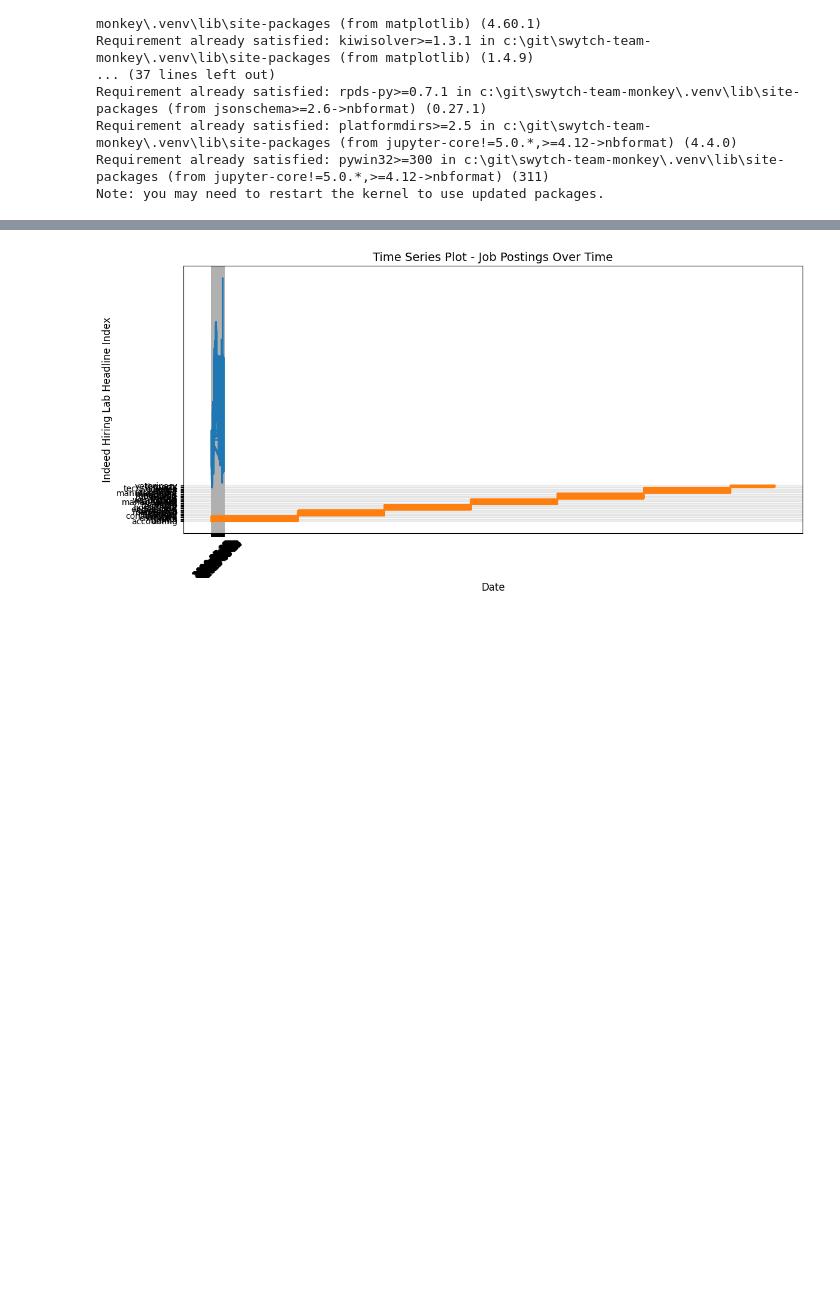
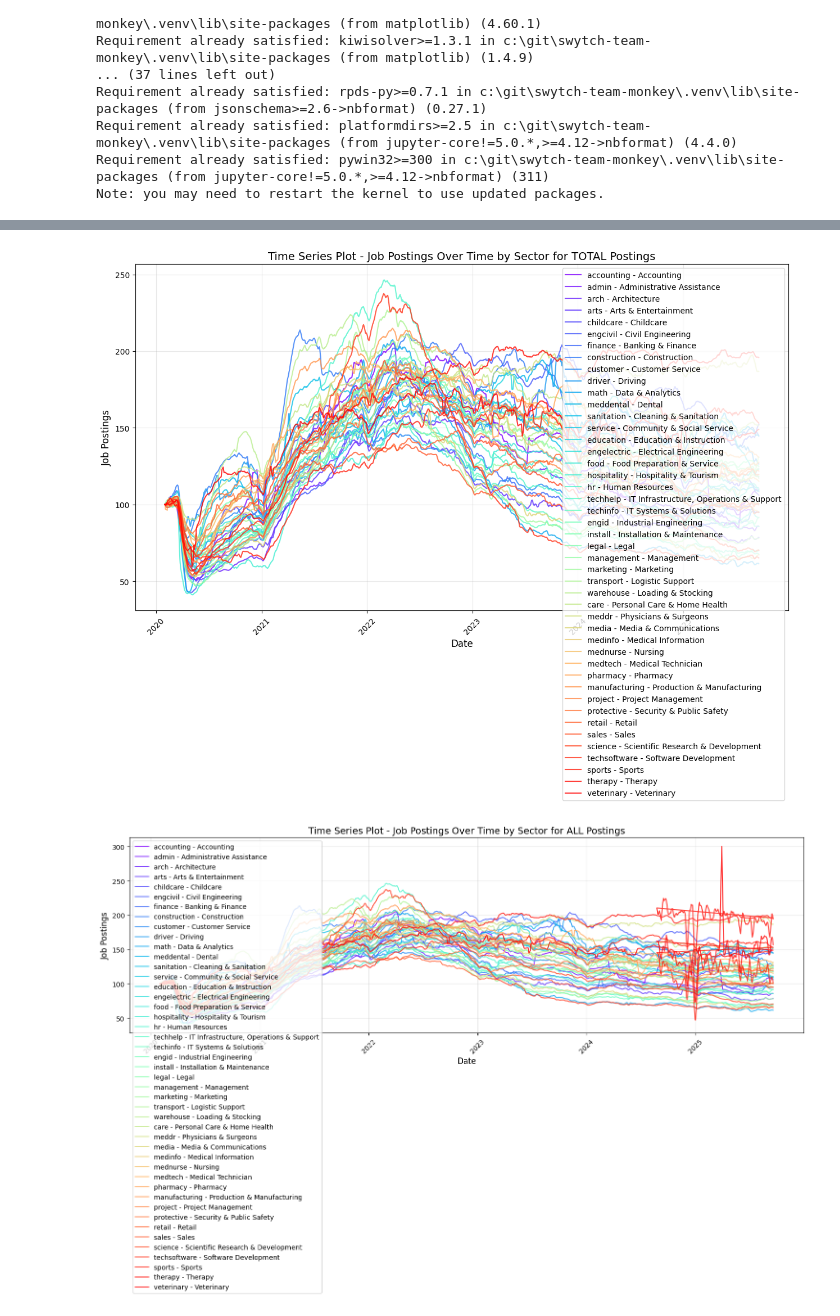
Before and after one commit to Sameer-Sethuram/SwYtch-Team-Monkey, a Jupyter notebook: Data_Exploration_Scripts/INDEED/Sectors/EDA_INDEED_Sectors.ipynb, the cells around one changed output, grey strips where cells are left out. Cells and saved outputs as stored; diff of their text form; code cells hidden in the pictures; blank space fills up the shorter version.

```diff
--- a/Data_Exploration_Scripts/INDEED/Sectors/EDA_INDEED_Sectors.ipynb
+++ b/Data_Exploration_Scripts/INDEED/Sectors/EDA_INDEED_Sectors.ipynb
@@ -125,22 +197,70 @@ df_cleaned
 # %%
 # Now let's create a simple time-series plot
-# Assuming we have date and value columns (common in time series data)
+# First, we need to convert the dateString column to a datetime object using pd.to_datetime
+#-----------------------------------------------
+df_cleaned_TOTAL['dateString'] = pd.to_datetime(df_cleaned_TOTAL['dateString'])
 
 # Set up the plot
-plt.figure(figsize=(12, 6))
+plt.figure(figsize=(15, 8))
 
-# Create a basic line plot
-numeric_col = df_cleaned['value']
-sector_col = df_cleaned['sectorCode']
-date_col = df_cleaned['dateString']
+sectors = df_cleaned_TOTAL['sectorName'].unique()
+colors = plt.cm.rainbow(np.linspace(0, 1, len(sectors)))
 
-plt.plot(date_col, numeric_col, sector_col, linewidth=2)
-plt.title('Time Series Plot - Job Postings Over Time', fontsize=14)
+for i, sector in enumerate(sectors):
+    sector_data = df_cleaned_TOTAL[df_cleaned_TOTAL['sectorName'] == sector]
+    plt.plot(sector_data['dateString'], sector_data['value'], label=sector, color=colors[i], linewidth=1.5, alpha=0.8)
+
+plt.title('Time Series Plot - Job Postings Over Time by Sector for TOTAL Postings', fontsize=14)
 plt.xlabel('Date', fontsize=12)
-plt.ylabel("Indeed Hiring Lab Headline Index", fontsize=12)
+plt.ylabel('Job Postings', fontsize=12)
 plt.xticks(rotation=45)
 plt.grid(True, alpha=0.3)
+plt.legend(loc='best', fontsize=10)
+
+#-------------------------------------------------------------------------
+
+
+df_cleaned['dateString'] = pd.to_datetime(df_cleaned['dateString'])
+
+# Set up the plot
+plt.figure(figsize=(15, 8))
+
+sectors = df_cleaned['sectorName'].unique()
+colors = plt.cm.rainbow(np.linspace(0, 1, len(sectors)))
+
+for i, sector in enumerate(sectors):
+    sector_data = df_cleaned[df_cleaned['sectorName'] == sector]
+    plt.plot(sector_data['dateString'], sector_data['value'], label=sector, color=colors[i], linewidth=1.5, alpha=0.8)
+
+plt.title('Time Series Plot - Job Postings Over Time by Sector for ALL Postings', fontsize=14)
+plt.xlabel('Date', fontsize=12)
+plt.ylabel('Job Postings', fontsize=12)
+plt.xticks(rotation=45)
+plt.grid(True, alpha=0.3)
+plt.legend(loc='best', fontsize=10)
 plt.tight_layout()
 plt.show()
+#-----------------------------------------------
+df_cleaned_NEW['dateString'] = pd.to_datetime(df_cleaned_NEW['dateString'])
+
+# Set up the plot
+plt.figure(figsize=(15, 8))
+
+sectors = df_cleaned_NEW['sectorName'].unique()
+colors = plt.cm.rainbow(np.linspace(0, 1, len(sectors)))
+
+for i, sector in enumerate(sectors):
+    sector_data = df_cleaned_NEW[df_cleaned_NEW['sectorName'] == sector]
+    plt.plot(sector_data['dateString'], sector_data['value'], label=sector, color=colors[i], linewidth=1.5, alpha=0.8)
+
+plt.title('Time Series Plot - Job Postings Over Time by Sector for NEW Postings', fontsize=14)
+plt.xlabel('Date', fontsize=12)
+plt.ylabel('Job Postings', fontsize=12)
+plt.xticks(rotation=45)
+plt.grid(True, alpha=0.3)
+plt.legend(loc='best', fontsize=10)
+plt.tight_layout()
+plt.show()
 # %% [output]
-[figure, old version]
+[figure, new version]
+[figure, added]
```
Also changed, not shown: parts of 21 cells of this notebook, 2 other files.
